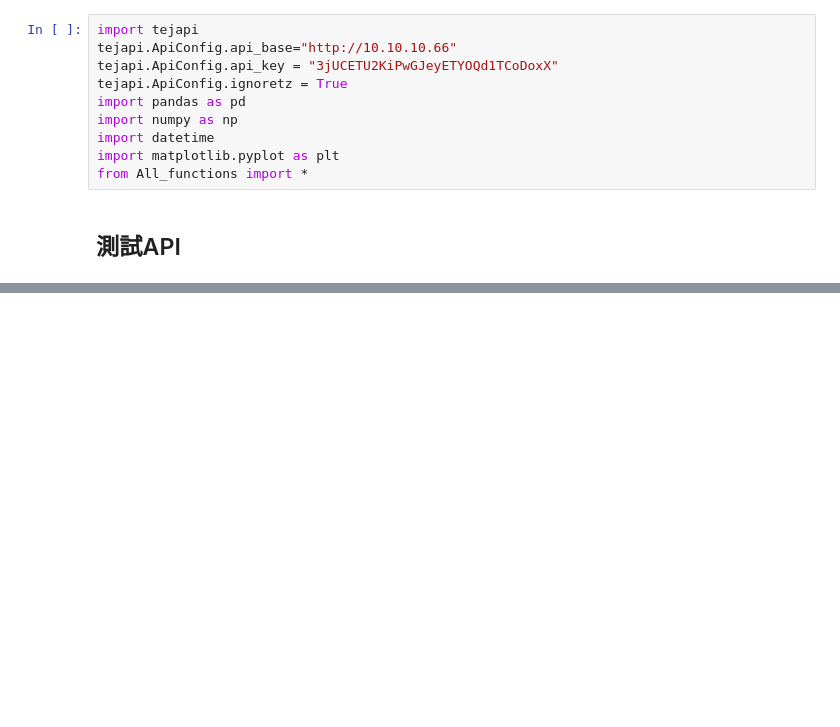
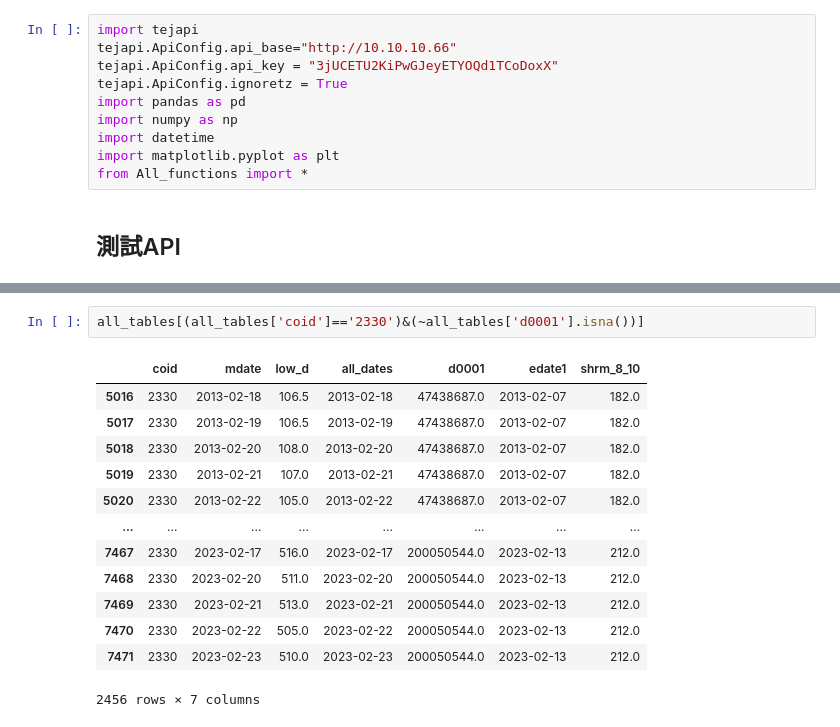
Before and after one commit to LEOHuang5555/TEJ-Tool-API, a Jupyter notebook: new_folder/test.ipynb, the cells around one changed output, grey strips where cells are left out. Cells and saved outputs as stored; diff of their text form; blank space fills up the shorter version.

```diff
--- a/new_folder/test.ipynb
+++ b/new_folder/test.ipynb
@@ -94,0 +116,16 @@ all_tables.head(100)
+# %%
+all_tables[(all_tables['coid']=='2330')&(~all_tables['d0001'].isna())]
+# %% [output]
+|  | coid | mdate | low_d | all_dates | d0001 | edate1 | shrm_8_10 |
+| 5016 | 2330 | 2013-02-18 | 106.5 | 2013-02-18 | 47438687.0 | 2013-02-07 | 182.0 |
+| 5017 | 2330 | 2013-02-19 | 106.5 | 2013-02-19 | 47438687.0 | 2013-02-07 | 182.0 |
+| 5018 | 2330 | 2013-02-20 | 108.0 | 2013-02-20 | 47438687.0 | 2013-02-07 | 182.0 |
+| 5019 | 2330 | 2013-02-21 | 107.0 | 2013-02-21 | 47438687.0 | 2013-02-07 | 182.0 |
+| 5020 | 2330 | 2013-02-22 | 105.0 | 2013-02-22 | 47438687.0 | 2013-02-07 | 182.0 |
+| ... | ... | ... | ... | ... | ... | ... | ... |
+| 7467 | 2330 | 2023-02-17 | 516.0 | 2023-02-17 | 200050544.0 | 2023-02-13 | 212.0 |
+| 7468 | 2330 | 2023-02-20 | 511.0 | 2023-02-20 | 200050544.0 | 2023-02-13 | 212.0 |
+| 7469 | 2330 | 2023-02-21 | 513.0 | 2023-02-21 | 200050544.0 | 2023-02-13 | 212.0 |
+| 7470 | 2330 | 2023-02-22 | 505.0 | 2023-02-22 | 200050544.0 | 2023-02-13 | 212.0 |
+| 7471 | 2330 | 2023-02-23 | 510.0 | 2023-02-23 | 200050544.0 | 2023-02-13 | 212.0 |
+2456 rows × 7 columns
```
Also changed, not shown: parts of 19 cells of this notebook, 6 other files.
